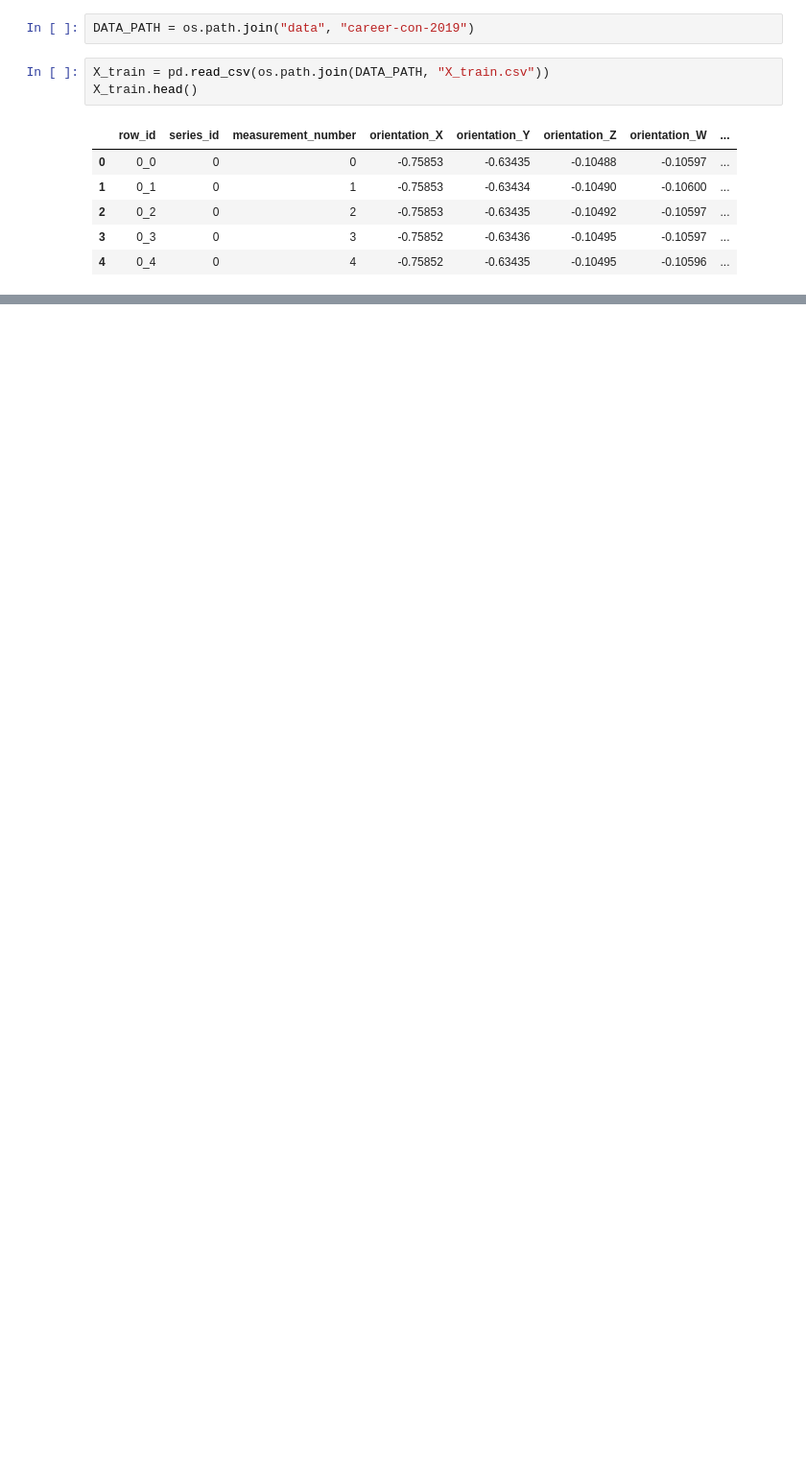
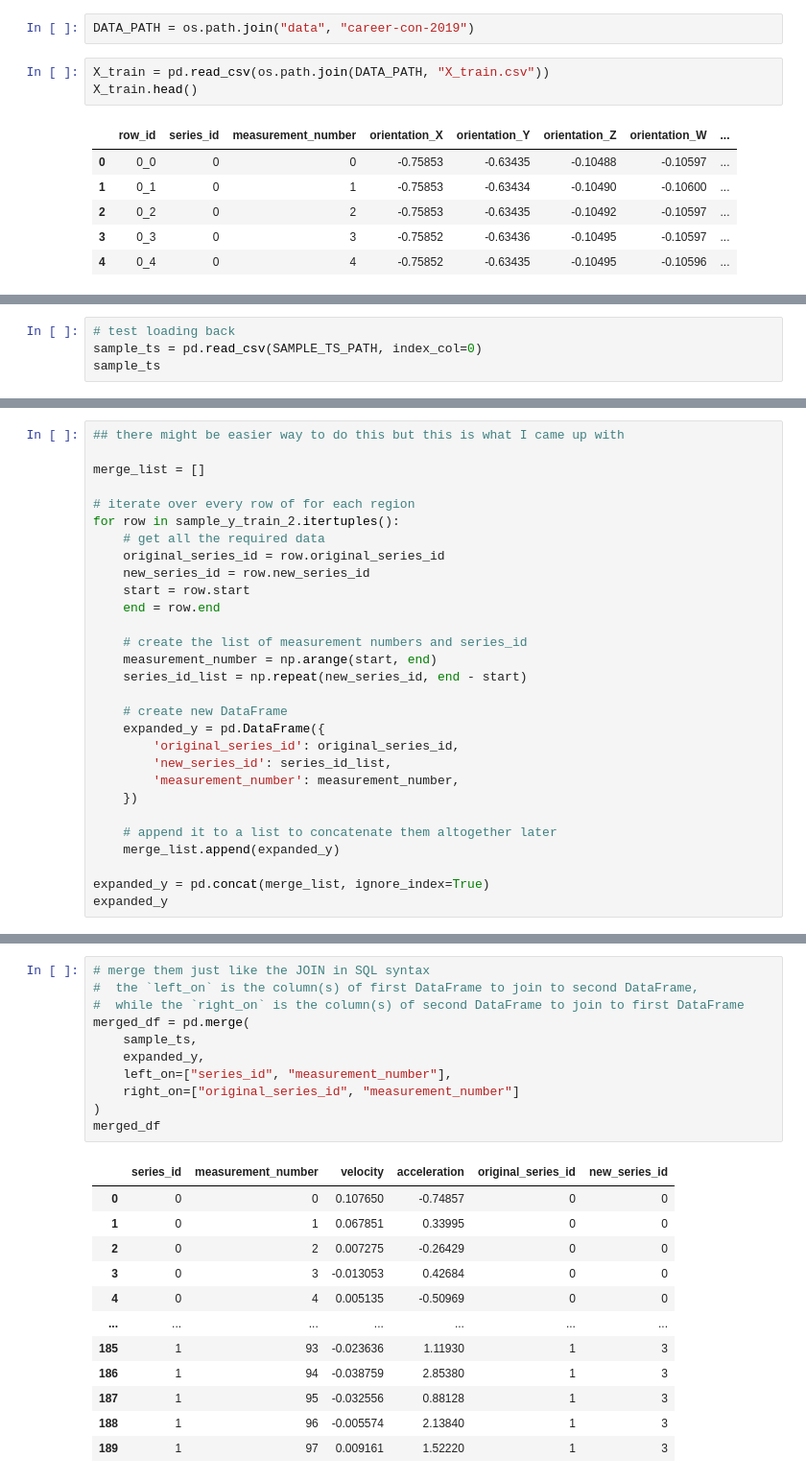
Before and after one commit to ansonnn07/Time-Series-Classification-and-Anomaly-Detection, a Jupyter notebook: 1. Labeling.ipynb, the cells around one changed output, grey strips where cells are left out. Shown at 96% size. Drawn from its saved outputs; the diff is of its cells as text; blank space fills up the shorter version.

```diff
--- a/1. Labeling.ipynb
+++ b/1. Labeling.ipynb
@@ -28,0 +96,4 @@ for series_id, group in X_train.groupby("series_id"):
+# %%
+# test loading back
+sample_ts = pd.read_csv(SAMPLE_TS_PATH, index_col=0)
+sample_ts
@@ -28,0 +337,29 @@ for series_id, group in X_train.groupby("series_id"):
+# %%
+## there might be easier way to do this but this is what I came up with
+
+merge_list = []
+
+# iterate over every row of for each region
+for row in sample_y_train_2.itertuples():
+    # get all the required data
+    original_series_id = row.original_series_id
+    new_series_id = row.new_series_id
+    start = row.start
+    end = row.end
+
+    # create the list of measurement numbers and series_id
+    measurement_number = np.arange(start, end)
+    series_id_list = np.repeat(new_series_id, end - start)
+
+    # create new DataFrame
+    expanded_y = pd.DataFrame({
+        'original_series_id': original_series_id,
+        'new_series_id': series_id_list,
+        'measurement_number': measurement_number,
+    })
+
+    # append it to a list to concatenate them altogether later
+    merge_list.append(expanded_y)
+
+expanded_y = pd.concat(merge_list, ignore_index=True)
+expanded_y
@@ -28,0 +380,24 @@ for series_id, group in X_train.groupby("series_id"):
+# %%
+# merge them just like the JOIN in SQL syntax
+#  the `left_on` is the column(s) of first DataFrame to join to second DataFrame,
+#  while the `right_on` is the column(s) of second DataFrame to join to first DataFrame
+merged_df = pd.merge(
+    sample_ts,
+    expanded_y,
+    left_on=["series_id", "measurement_number"],
+    right_on=["original_series_id", "measurement_number"]
+)
+merged_df
+# %% [output]
+|  | series_id | measurement_number | velocity | acceleration | original_series_id | new_series_id |
+| 0 | 0 | 0 | 0.107650 | -0.74857 | 0 | 0 |
+| 1 | 0 | 1 | 0.067851 | 0.33995 | 0 | 0 |
+| 2 | 0 | 2 | 0.007275 | -0.26429 | 0 | 0 |
+| 3 | 0 | 3 | -0.013053 | 0.42684 | 0 | 0 |
+| 4 | 0 | 4 | 0.005135 | -0.50969 | 0 | 0 |
+| ... | ... | ... | ... | ... | ... | ... |
+| 185 | 1 | 93 | -0.023636 | 1.11930 | 1 | 3 |
+| 186 | 1 | 94 | -0.038759 | 2.85380 | 1 | 3 |
+| 187 | 1 | 95 | -0.032556 | 0.88128 | 1 | 3 |
+| 188 | 1 | 96 | -0.005574 | 2.13840 | 1 | 3 |
+| 189 | 1 | 97 | 0.009161 | 1.52220 | 1 | 3 |
```
Also changed, not shown: parts of 43 cells of this notebook, 12 other files.
